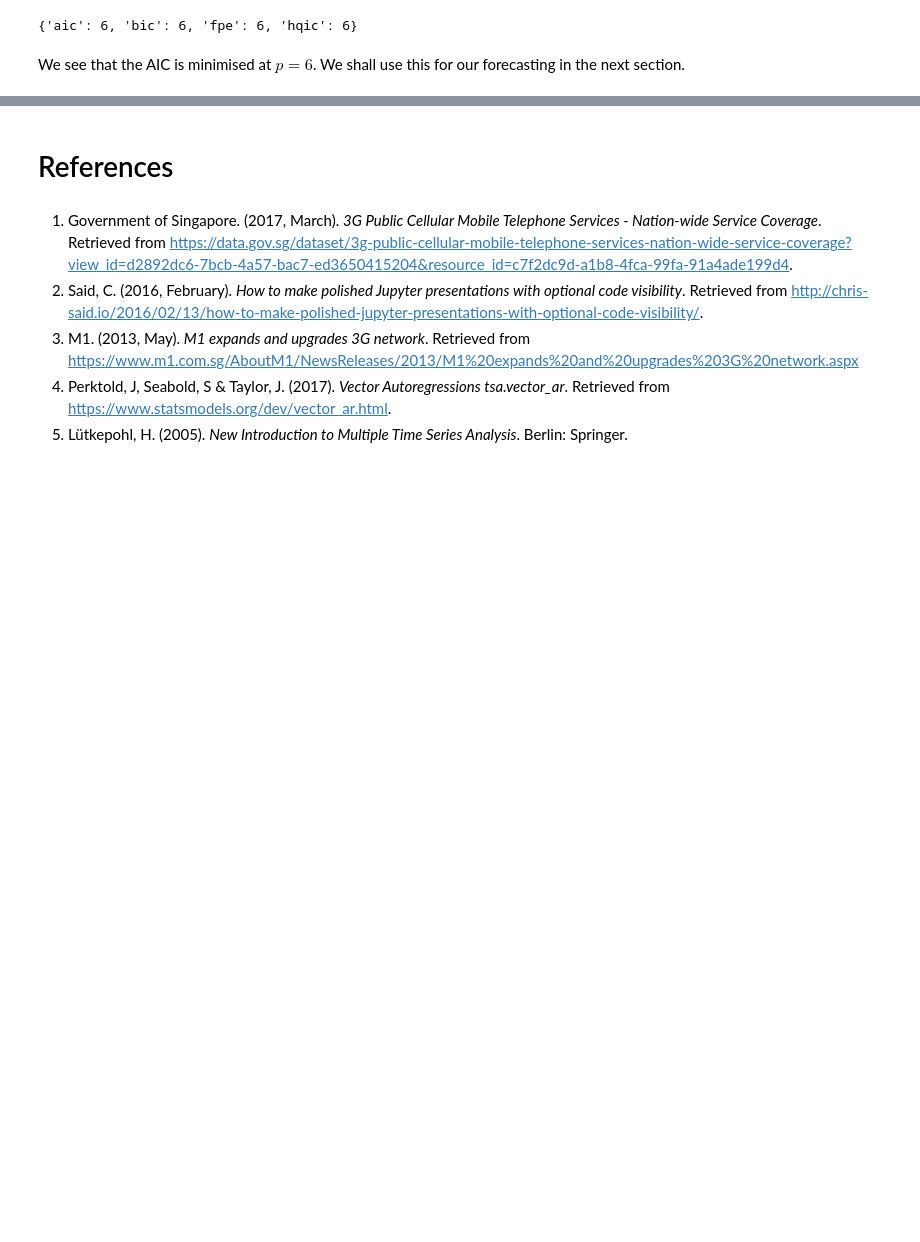
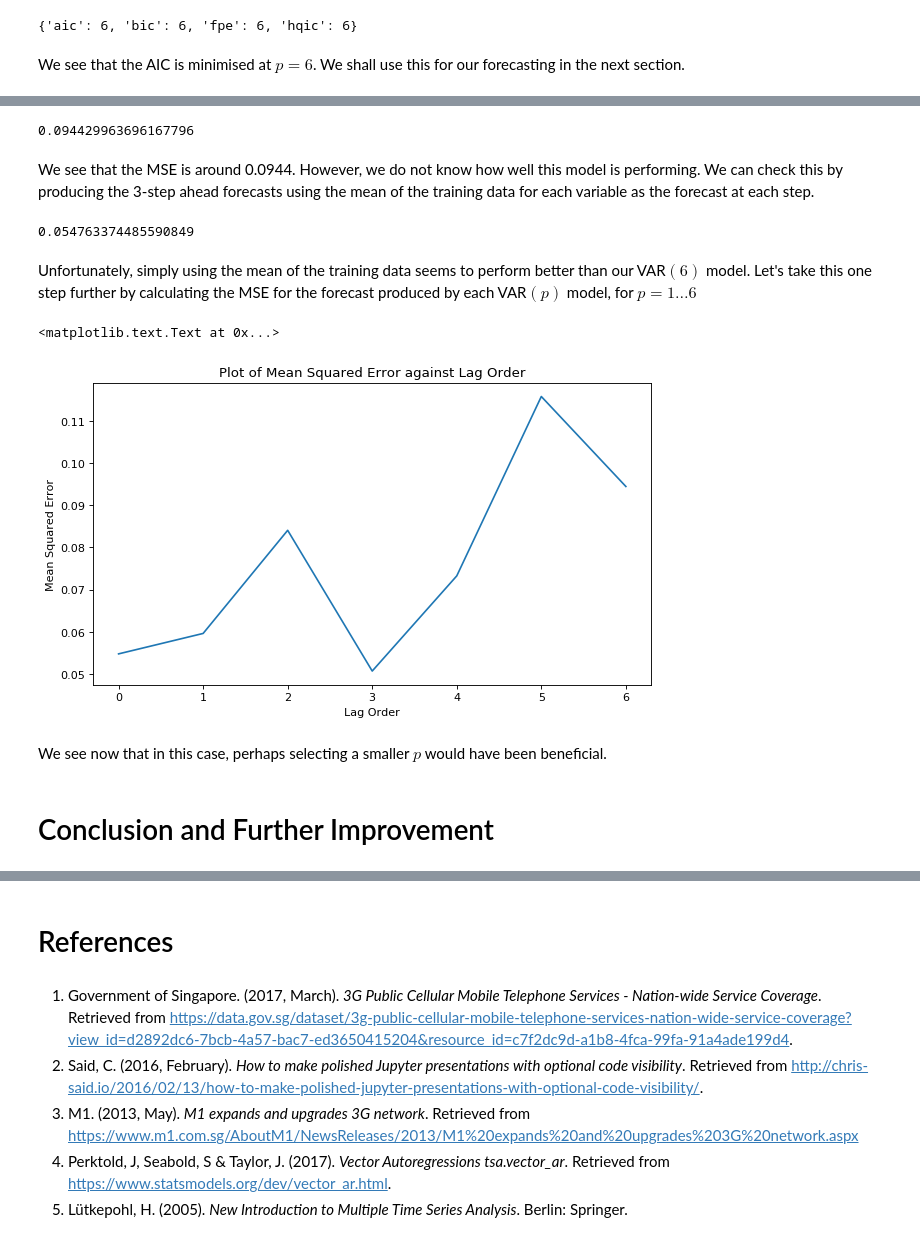
Before and after one commit to huichiang/Telco, a Jupyter notebook: Telco.ipynb, the cells around one changed output, grey strips where cells are left out. Saved outputs shown, nothing was run; the diff lists cells and outputs as text; code cells hidden in the pictures; blank space fills up the shorter version.

```diff
--- a/Telco.ipynb
+++ b/Telco.ipynb
@@ -270,0 +278,45 @@ y3    0.579503 -0.343103  1.000000
+# %%
+sum(sum((train_VAR6.forecast(train_array, 3)-test_array)**2))/9
+# %% [output]
+0.094429963696167796
+# %% [markdown]
+We see that the MSE is around 0.0944. However, we do not know how well this model is performing. We can check this by producing the 3-step ahead forecasts using the mean of the training data for each variable as the forecast at each step.
+# %%
+#Calculate means
+means = np.mean(train_array, axis=0)
+#Use the means as the forecast at each step
+means = np.tile(means,(3,1))
+#Calculate mean squared error
+MSE0 = sum(sum((means-test_array)**2))/9
+MSE0
+# %% [output]
+0.054763374485590849
+# %% [markdown]
+Unfortunately, simply using the mean of the training data seems to perform better than our VAR$\left(6\right)$ model. Let's take this one step further by calculating the MSE for the forecast produced by each VAR$\left(p\right)$ model, for $p=1\dots6$
+# %%
+#Initialise array for MSE and fill in first value for MSE from 'null' model
+MSE_array = np.zeros(7)
+MSE_array[0] = MSE0
+
+#Initialise loop for i=1..6
+for i in range(6):
+    #Fit VAR model
+    train_VAR = train_model.fit(i+1)
+    #Produce forecast
+    forecast = train_VAR.forecast(train_array, 3)
+    #Calculate MSE
+    MSE = sum(sum((forecast-test_array)**2))/9
+    MSE_array[i+1] = MSE
+
+plt.figure(figsize=(9, 5), dpi= 80, facecolor='w', edgecolor='k')
+plt.plot(np.arange(7), MSE_array)
+plt.xlabel('Lag Order')
+plt.ylabel('Mean Squared Error')
+plt.title('Plot of Mean Squared Error against Lag Order')
+# %% [output]
+<matplotlib.text.Text at 0x...>
+[figure, added]
+# %% [markdown]
+We see now that in this case, perhaps selecting a smaller $p$ would have been beneficial.
+# %% [markdown]
+# Conclusion and Further Improvement
```
Also changed, not shown: parts of 12 cells of this notebook, 2 other files.
